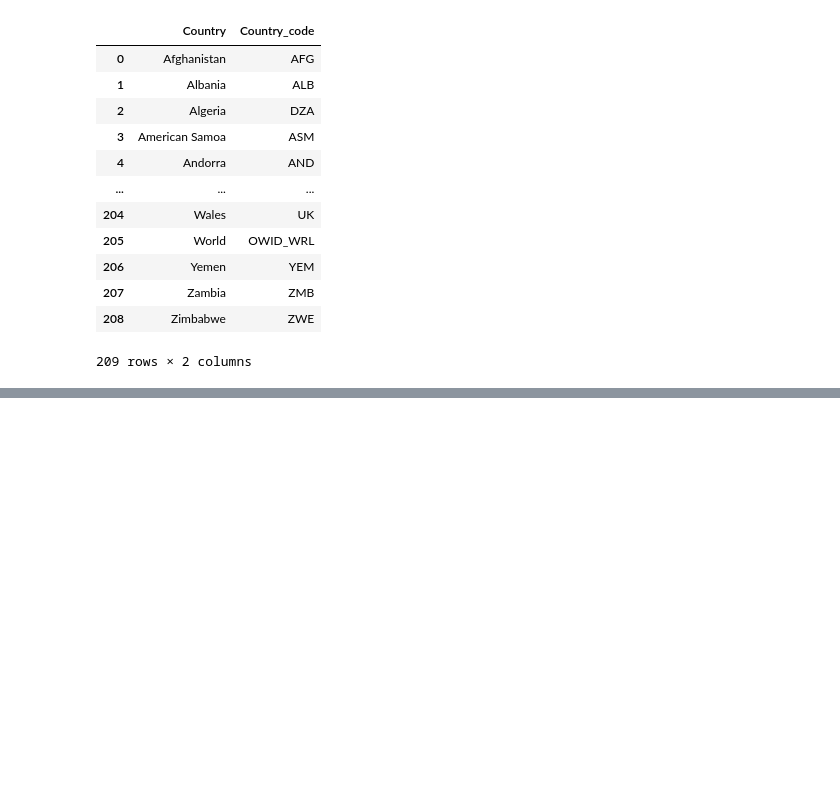
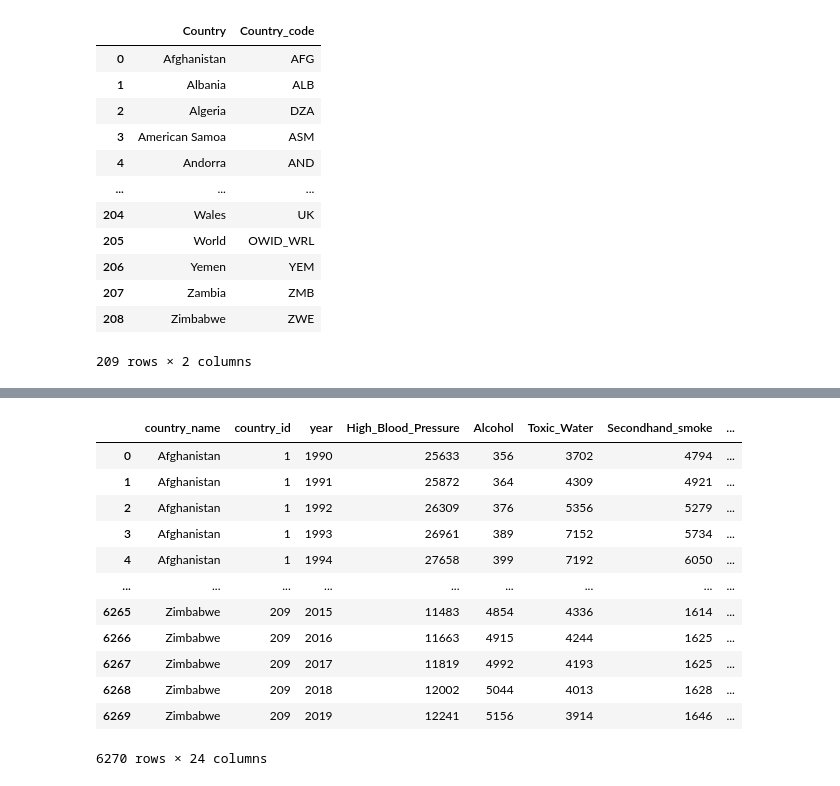
Before and after one commit to KatharinaSojka/Project_2_Group_2, a Jupyter notebook: death_rate/death_rate.ipynb, the cells around one changed output, grey strips where cells are left out. Drawn from its saved outputs; the diff is of its cells as text; code cells hidden in the pictures; blank space fills up the shorter version.

```diff
--- a/death_rate/death_rate.ipynb
+++ b/death_rate/death_rate.ipynb
@@ -415,0 +613,45 @@ TypeError: Series.isin() missing 1 required positional argument: 'values'
+# %%
+# Create a connection string
+conn_string = f'postgresql://postgres:{password}@localhost:5432/death_rate'
+
+# Create an engine to connect to the PostgreSQL database
+engine = create_engine(conn_string)
+# %%
+# Define a query
+
+query = '''
+    SELECT country.country_name, cause_of_death.*
+    FROM cause_of_death
+    JOIN country ON cause_of_death.country_id = country.country_id
+    where country.country_name IN ('Poland', 'United States', 'Brazil');
+'''
+
+query1 = '''
+    SELECT * from country;
+'''
+
+query2 = '''
+    SELECT country.country_name, cause_of_death.*
+    FROM cause_of_death
+    JOIN country ON cause_of_death.country_id = country.country_id;
+'''
+
+# Read data from the 'contacts' table into a DataFrame
+query_df = pd.read_sql(query2, con=engine)
+
+# Display the DataFrame
+query_df
+# %% [output]
+|  | country_name | country_id | year | High_Blood_Pressure | Alcohol | Toxic_Water | Secondhand_smoke | ... |
+| 0 | Afghanistan | 1 | 1990 | 25633 | 356 | 3702 | 4794 | ... |
+| 1 | Afghanistan | 1 | 1991 | 25872 | 364 | 4309 | 4921 | ... |
+| 2 | Afghanistan | 1 | 1992 | 26309 | 376 | 5356 | 5279 | ... |
+| 3 | Afghanistan | 1 | 1993 | 26961 | 389 | 7152 | 5734 | ... |
+| 4 | Afghanistan | 1 | 1994 | 27658 | 399 | 7192 | 6050 | ... |
+| ... | ... | ... | ... | ... | ... | ... | ... | ... |
+| 6265 | Zimbabwe | 209 | 2015 | 11483 | 4854 | 4336 | 1614 | ... |
+| 6266 | Zimbabwe | 209 | 2016 | 11663 | 4915 | 4244 | 1625 | ... |
+| 6267 | Zimbabwe | 209 | 2017 | 11819 | 4992 | 4193 | 1625 | ... |
+| 6268 | Zimbabwe | 209 | 2018 | 12002 | 5044 | 4013 | 1628 | ... |
+| 6269 | Zimbabwe | 209 | 2019 | 12241 | 5156 | 3914 | 1646 | ... |
+6270 rows × 24 columns
```
Also changed, not shown: parts of 36 cells of this notebook, 8 other files.
